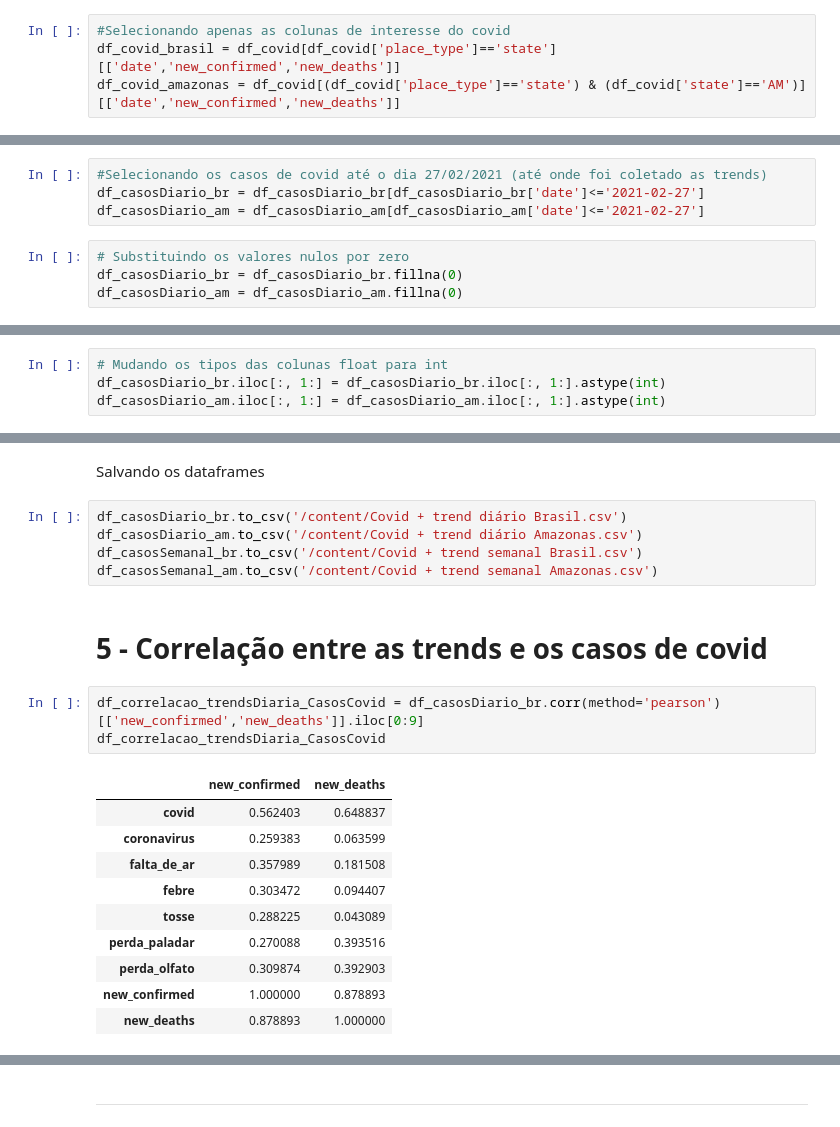
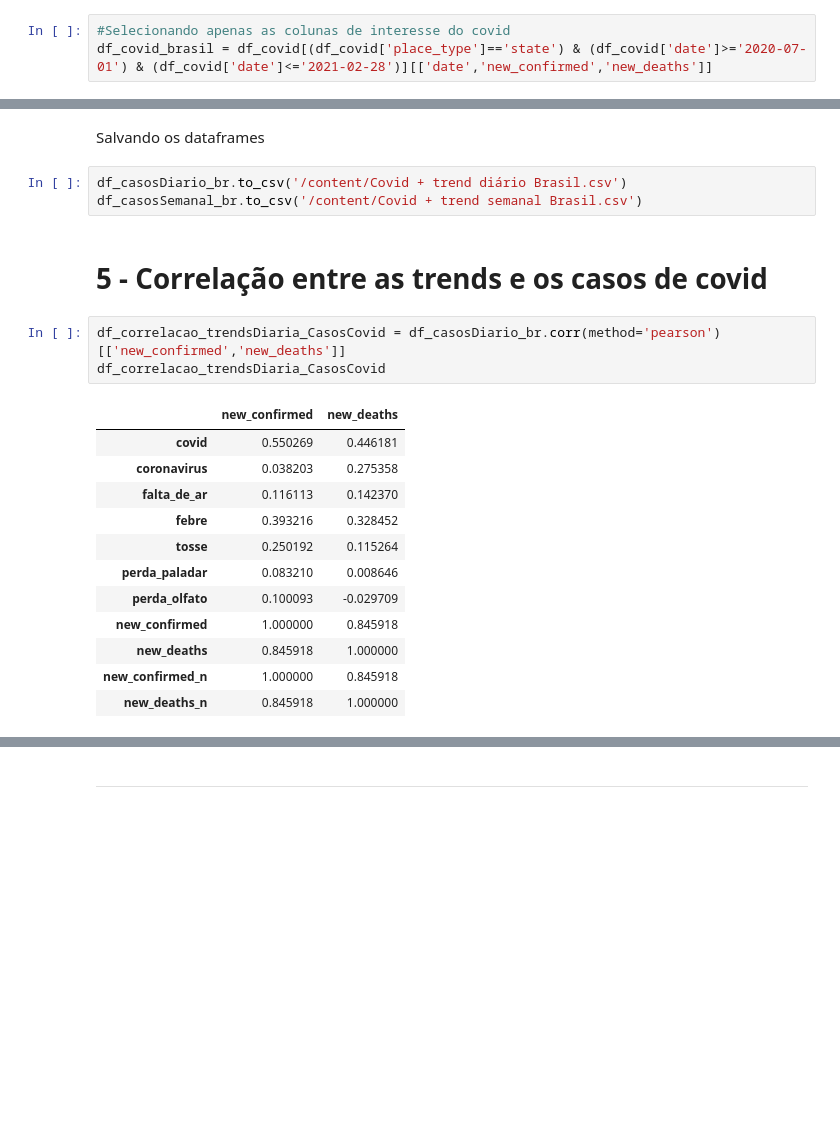
Before and after one commit to Klemersoncastro/google_trends_covid, a Jupyter notebook: 1. Trabalho Google Trends sintomas + casos covid19.ipynb, the cells around one changed output, grey strips where cells are left out. Saved outputs shown, nothing was run; the diff lists cells and outputs as text; blank space fills up the shorter version.

```diff
--- a/1. Trabalho Google Trends sintomas + casos covid19.ipynb
+++ b/1. Trabalho Google Trends sintomas + casos covid19.ipynb
@@ -225,8 +178,7 @@ df_trendsDiario_br
 ### **3.1 - Juntando as Trends e os Casos de Covid-19 no mesmo dataframe <br> Casos diários**
 # %%
 #Selecionando apenas as colunas de interesse do covid
-df_covid_brasil = df_covid[df_covid['place_type']=='state'][['date','new_confirmed','new_deaths']]
-df_covid_amazonas = df_covid[(df_covid['place_type']=='state') & (df_covid['state']=='AM')][['date','new_confirmed','new_deaths']]
+df_covid_brasil = df_covid[(df_covid['place_type']=='state') & (df_covid['date']>='2020-07-01') & (df_covid['date']<='2021-02-28')][['date','new_confirmed','new_deaths']]
 # %%
 # Agrupando os casos de covid por dia / casos diários
 df_covidDiario_br = df_covid_brasil.groupby(by=['date']).sum().reset_index()
@@ -293,8 +241,0 @@ df_casosDiario_br
-# %%
-#Selecionando os casos de covid até o dia 27/02/2021 (até onde foi coletado as trends)
-df_casosDiario_br = df_casosDiario_br[df_casosDiario_br['date']<='2021-02-27']
-df_casosDiario_am = df_casosDiario_am[df_casosDiario_am['date']<='2021-02-27']
-# %%
-# Substituindo os valores nulos por zero
-df_casosDiario_br = df_casosDiario_br.fillna(0)
-df_casosDiario_am = df_casosDiario_am.fillna(0)
@@ -317,4 +241,0 @@ df_casosDiario_br
-# %%
-# Mudando os tipos das colunas float para int
-df_casosDiario_br.iloc[:, 1:] = df_casosDiario_br.iloc[:, 1:].astype(int)
-df_casosDiario_am.iloc[:, 1:] = df_casosDiario_am.iloc[:, 1:].astype(int)
@@ -471,25 +372,25 @@ df_casosDiario_br
 Salvando os dataframes
 # %%
 df_casosDiario_br.to_csv('/content/Covid + trend diário Brasil.csv')
-df_casosDiario_am.to_csv('/content/Covid + trend diário Amazonas.csv')
 df_casosSemanal_br.to_csv('/content/Covid + trend semanal Brasil.csv')
-df_casosSemanal_am.to_csv('/content/Covid + trend semanal Amazonas.csv')
 # %% [markdown]
 # **5 - Correlação entre as trends e os casos de covid**
 # %%
-df_correlacao_trendsDiaria_CasosCovid = df_casosDiario_br.corr(method='pearson')[['new_confirmed','new_deaths']].iloc[0:9]
+df_correlacao_trendsDiaria_CasosCovid = df_casosDiario_br.corr(method='pearson')[['new_confirmed','new_deaths']]
 df_correlacao_trendsDiaria_CasosCovid
 # %% [output]
 |  | new_confirmed | new_deaths |
-| covid | 0.562403 | 0.648837 |
-| coronavirus | 0.259383 | 0.063599 |
-| falta_de_ar | 0.357989 | 0.181508 |
-| febre | 0.303472 | 0.094407 |
-| tosse | 0.288225 | 0.043089 |
-| perda_paladar | 0.270088 | 0.393516 |
-| perda_olfato | 0.309874 | 0.392903 |
-| new_confirmed | 1.000000 | 0.878893 |
-| new_deaths | 0.878893 | 1.000000 |
+| covid | 0.550269 | 0.446181 |
+| coronavirus | 0.038203 | 0.275358 |
+| falta_de_ar | 0.116113 | 0.142370 |
+| febre | 0.393216 | 0.328452 |
+| tosse | 0.250192 | 0.115264 |
+| perda_paladar | 0.083210 | 0.008646 |
+| perda_olfato | 0.100093 | -0.029709 |
+| new_confirmed | 1.000000 | 0.845918 |
+| new_deaths | 0.845918 | 1.000000 |
+| new_confirmed_n | 1.000000 | 0.845918 |
+| new_deaths_n | 0.845918 | 1.000000 |
 # %%
 df_correlacao_trendsSemanal_CasosCovid = df_casosSemanal_br.corr(method='pearson')[['new_confirmed','new_deaths']].iloc[0:9]
 df_correlacao_trendsSemanal_CasosCovid
```
Also changed, not shown: parts of 31 cells of this notebook.
